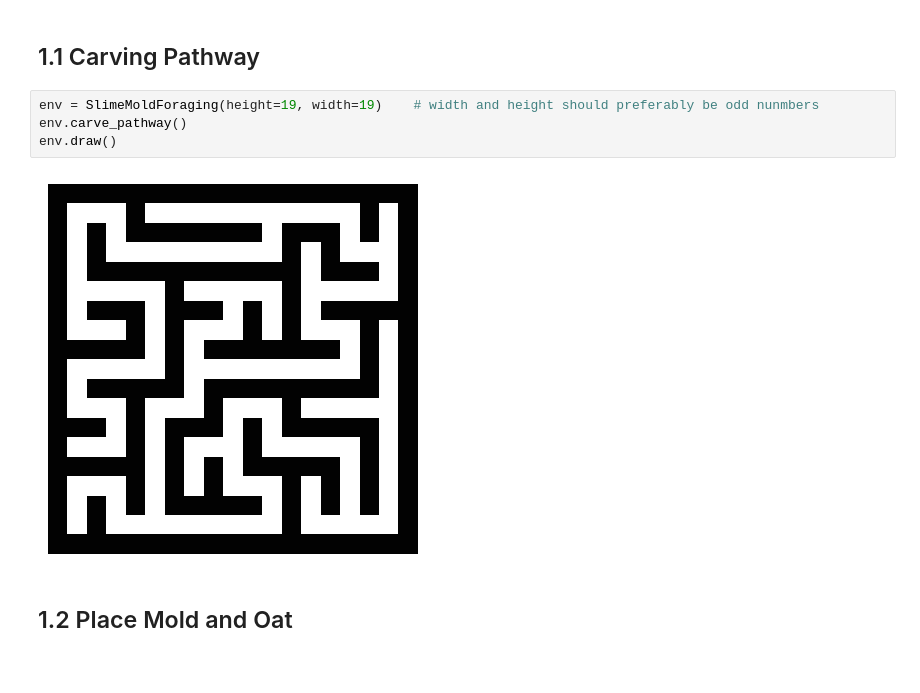
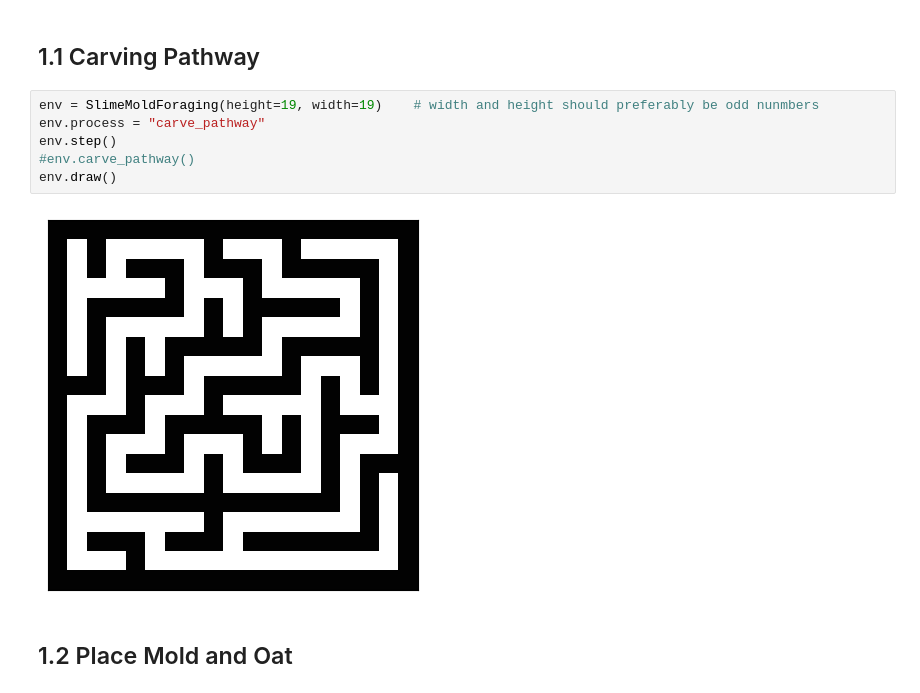
Before and after one commit to MengSunDom/CITS4403, a Jupyter notebook: CITS44403_29.ipynb, the cells around one changed output. Drawn from its saved outputs; the diff is of its cells as text.

```diff
--- a/CITS44403_29.ipynb
+++ b/CITS44403_29.ipynb
@@ -413,10 +509,12 @@ def three_frame(world, process, n_seq, seed=17):
 ## 1.1 Carving Pathway
 # %%
 env = SlimeMoldForaging(height=19, width=19)    # width and height should preferably be odd nunmbers
-env.carve_pathway()
+env.process = "carve_pathway"
+env.step()
+#env.carve_pathway()
 env.draw()
 # %% [output]
-[figure, old version]
+[figure, new version]
 # %% [markdown]
 ## 1.2 Place Mold and Oat
 # %%
```
Also changed, not shown: parts of 12 cells of this notebook.
